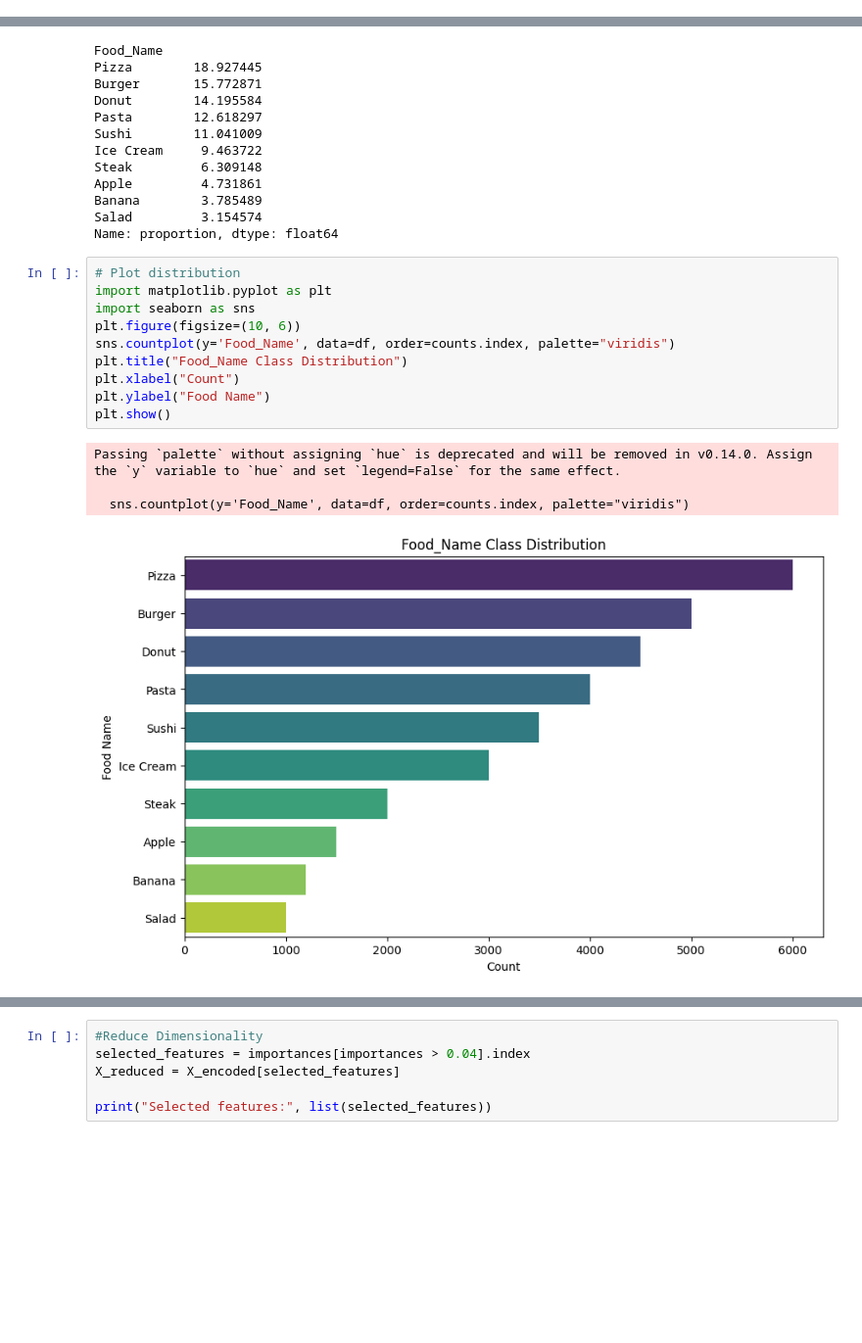
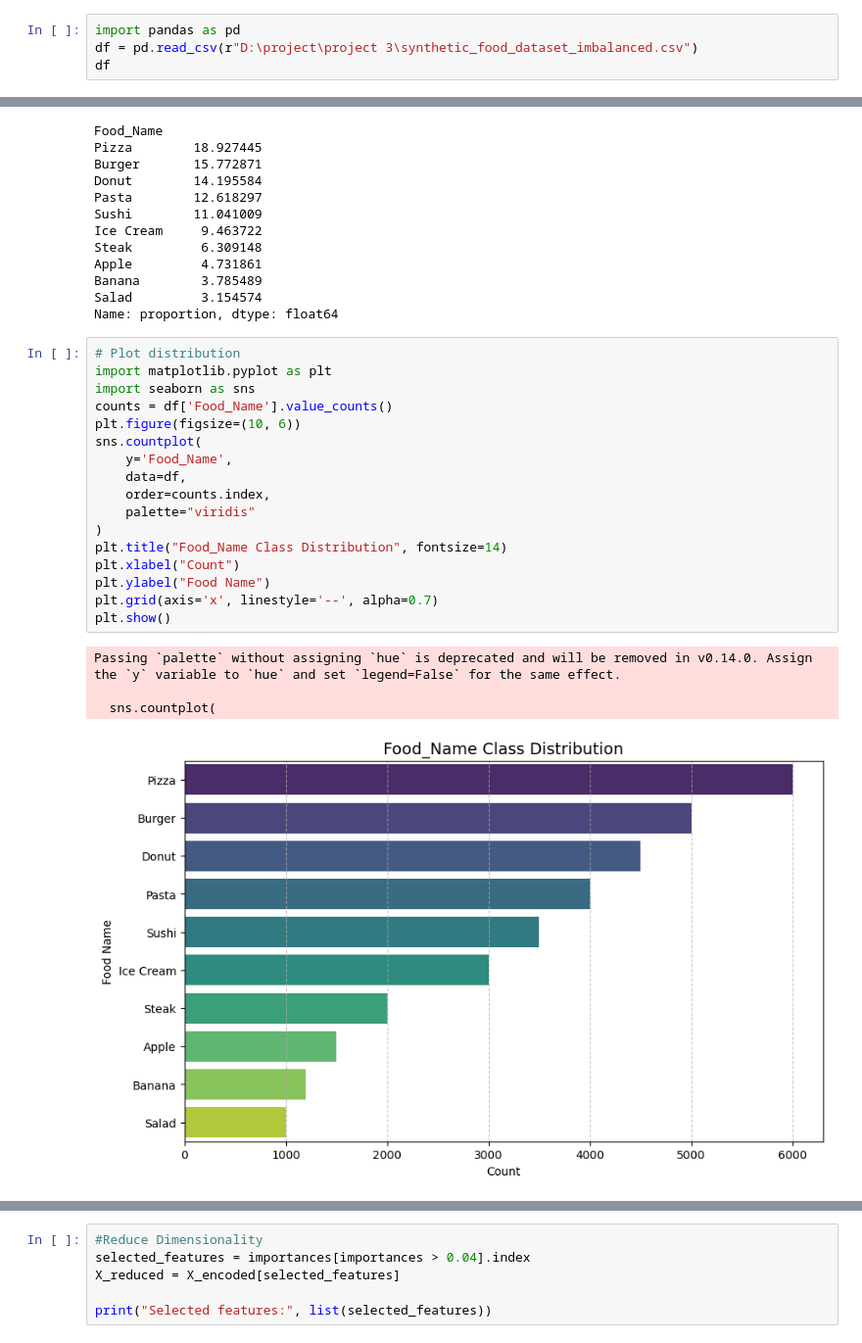
Before and after one commit to Pratimavelan2002/NutriClass-Food-Classification-Using-Nutritional-Data, a Jupyter notebook: NutriClass.ipynb, the cells around one changed output, grey strips where cells are left out. Shown at 98% size. Drawn from its saved outputs; the diff is of its cells as text; blank space fills up the shorter version.

```diff
--- a/NutriClass.ipynb
+++ b/NutriClass.ipynb
@@ -20,0 +1,4 @@ df
+# %%
+import pandas as pd
+df = pd.read_csv(r"D:\project\project 3\synthetic_food_dataset_imbalanced.csv")
+df
@@ -104,17 +142,24 @@ Name: proportion, dtype: float64
 # %%
 # Plot distribution
 import matplotlib.pyplot as plt
 import seaborn as sns
+counts = df['Food_Name'].value_counts()
 plt.figure(figsize=(10, 6))
-sns.countplot(y='Food_Name', data=df, order=counts.index, palette="viridis")
-plt.title("Food_Name Class Distribution")
+sns.countplot(
+    y='Food_Name',
+    data=df,
+    order=counts.index,
+    palette="viridis"
+)
+plt.title("Food_Name Class Distribution", fontsize=14)
 plt.xlabel("Count")
 plt.ylabel("Food Name")
+plt.grid(axis='x', linestyle='--', alpha=0.7)
 plt.show()
 # %% [output]
 Passing `palette` without assigning `hue` is deprecated and will be removed in v0.14.0. Assign the `y` variable to `hue` and set `legend=False` for the same effect.
 
-  sns.countplot(y='Food_Name', data=df, order=counts.index, palette="viridis")
+  sns.countplot(
-[figure, old version]
+[figure, new version]
 # %%
 #Visualize sample entries (rows) to understand inter-class variation
```
Also changed, not shown: parts of 20 cells of this notebook.
